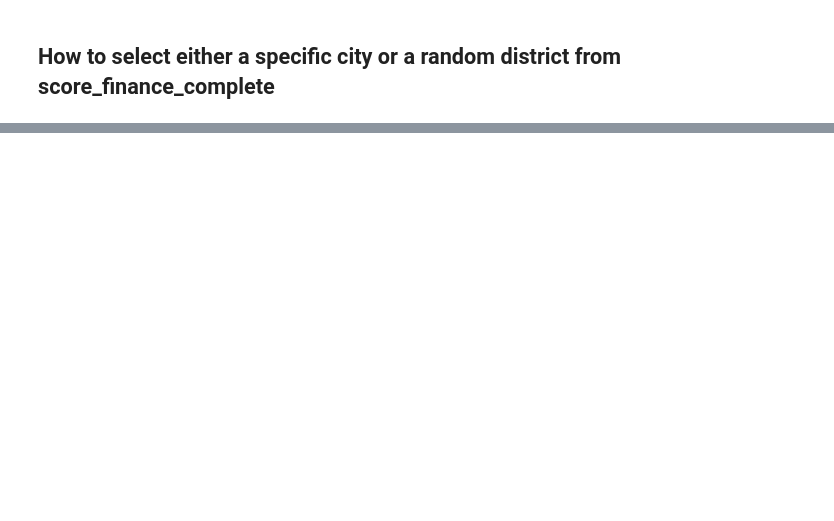
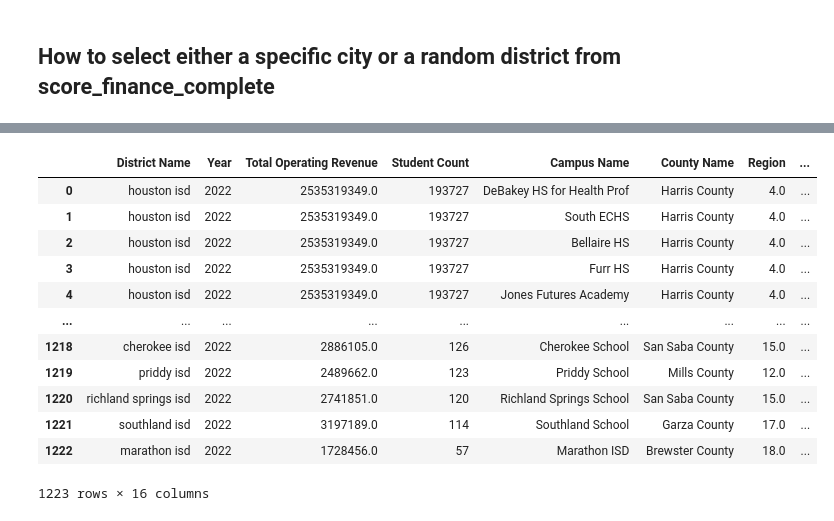
Before and after one commit to Amarilli/TexasISDs, a Jupyter notebook: project_notebook/13_12_updated.ipynb, the cells around one changed output, grey strips where cells are left out. Cells and saved outputs as stored; diff of their text form; code cells hidden in the pictures; blank space fills up the shorter version.

```diff
--- a/project_notebook/13_12_updated.ipynb
+++ b/project_notebook/13_12_updated.ipynb
@@ -501,0 +502,20 @@ austin_scores_finance
+# %%
+score_finance_complete.loc[:,"Student Count"] = score_finance_complete["Student Count"].str.replace(",","").astype(int)
+# %%
+score_finance_complete.loc[:,"Total Operating Revenue"] = score_finance_complete["Total Operating Revenue"].str.replace('[$,]', '', regex=True).astype(float)
+# %%
+score_finance_complete.sort_values("Student Count", ascending= False).reset_index().drop(labels="index", axis=1)
+# %% [output]
+|  | District Name | Year | Total Operating Revenue | Student Count | Campus Name | County Name | Region | ... |
+| 0 | houston isd | 2022 | 2535319349.0 | 193727 | DeBakey HS for Health Prof | Harris County | 4.0 | ... |
+| 1 | houston isd | 2022 | 2535319349.0 | 193727 | South ECHS | Harris County | 4.0 | ... |
+| 2 | houston isd | 2022 | 2535319349.0 | 193727 | Bellaire HS | Harris County | 4.0 | ... |
+| 3 | houston isd | 2022 | 2535319349.0 | 193727 | Furr HS | Harris County | 4.0 | ... |
+| 4 | houston isd | 2022 | 2535319349.0 | 193727 | Jones Futures Academy | Harris County | 4.0 | ... |
+| ... | ... | ... | ... | ... | ... | ... | ... | ... |
+| 1218 | cherokee isd | 2022 | 2886105.0 | 126 | Cherokee School | San Saba County | 15.0 | ... |
+| 1219 | priddy isd | 2022 | 2489662.0 | 123 | Priddy School | Mills County | 12.0 | ... |
+| 1220 | richland springs isd | 2022 | 2741851.0 | 120 | Richland Springs School | San Saba County | 15.0 | ... |
+| 1221 | southland isd | 2022 | 3197189.0 | 114 | Southland School | Garza County | 17.0 | ... |
+| 1222 | marathon isd | 2022 | 1728456.0 | 57 | Marathon ISD | Brewster County | 18.0 | ... |
+1223 rows × 16 columns
```
Also changed, not shown: parts of 3 cells of this notebook.
